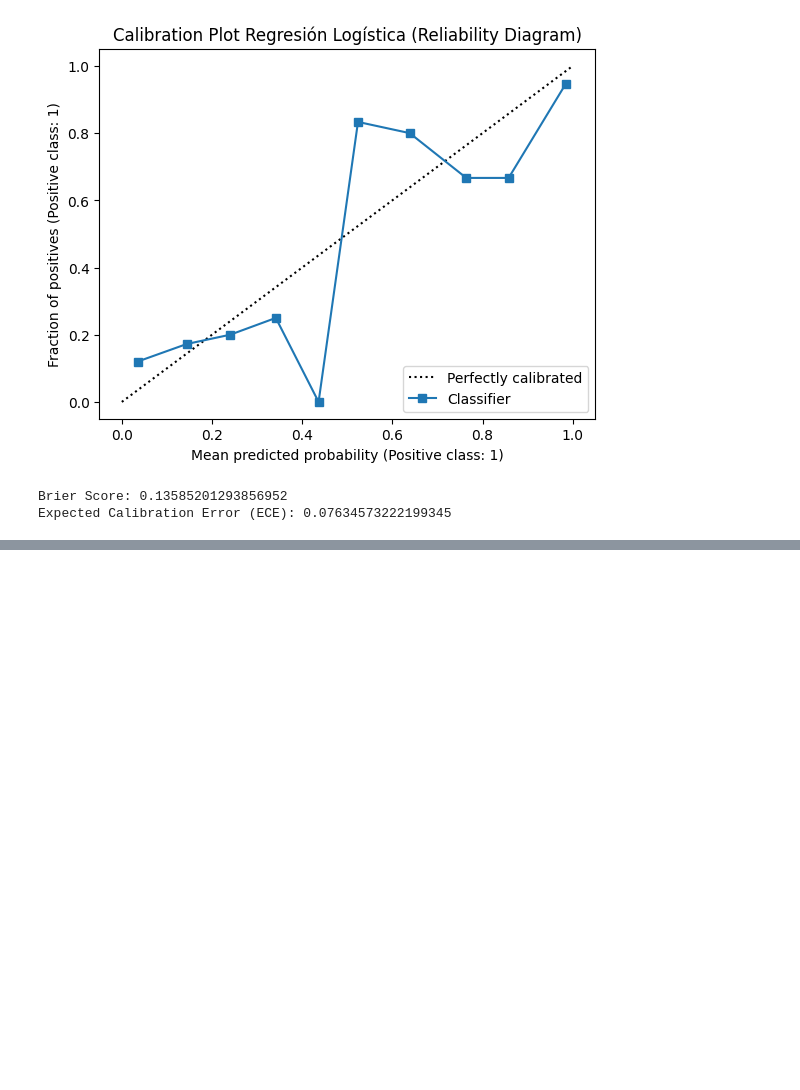
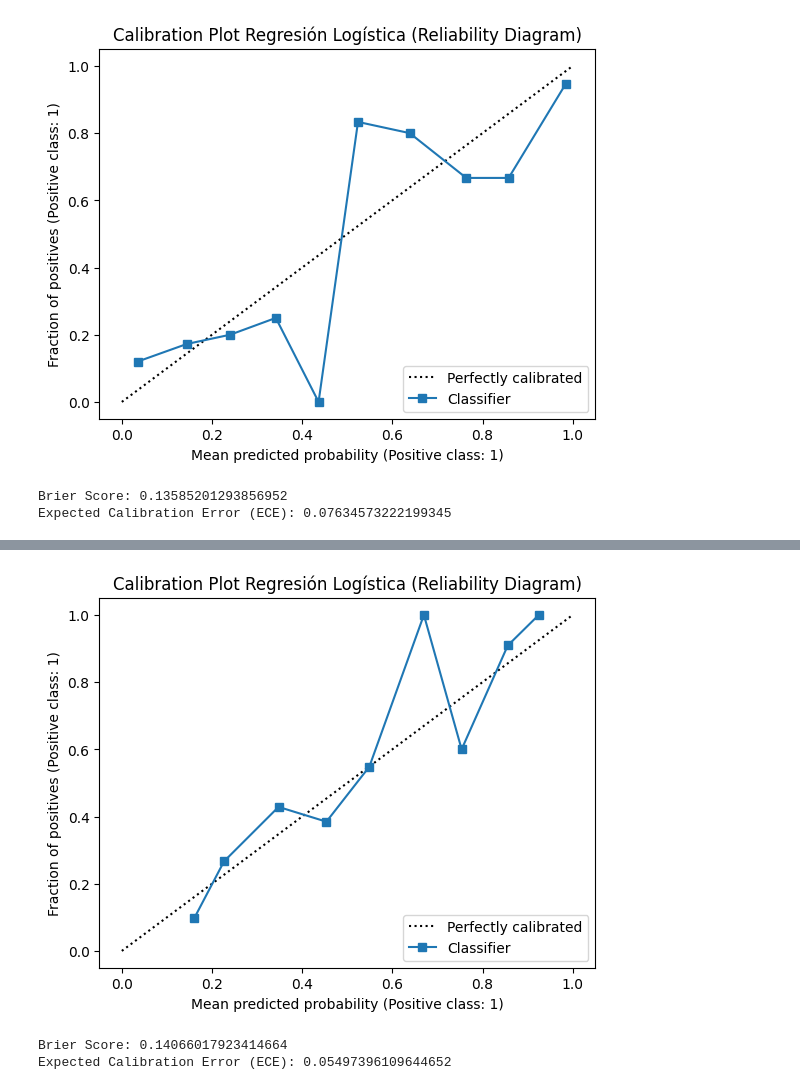
Before and after one commit to fernanda8371/titanic-ml-project, a Jupyter notebook: notebooks/03_Modeling.ipynb, the cells around one changed output, grey strips where cells are left out. Cells and saved outputs as stored; diff of their text form; code cells hidden in the pictures; blank space fills up the shorter version.

```diff
--- a/notebooks/03_Modeling.ipynb
+++ b/notebooks/03_Modeling.ipynb
@@ -958,0 +860,30 @@ MÉTRICAS DEL MODELO (Cross-Validation)
+# %%
+disp = CalibrationDisplay.from_predictions(
+    Y_test, y_proba, n_bins=10, strategy="uniform")
+plt.title("Calibration Plot Regresión Logística (Reliability Diagram)")
+plt.show()
+
+from sklearn.metrics import brier_score_loss
+
+brier = brier_score_loss(Y_test, y_proba)
+print("Brier Score:", brier)
+
+def expected_calibration_error(y_true, y_prob, n_bins=10):
+    bins = np.linspace(0, 1, n_bins+1)
+    binids = np.digitize(y_prob, bins) - 1
+
+    ece = 0.0
+    for i in range(n_bins):
+        mask = binids == i
+        if np.any(mask):
+            avg_conf = y_prob[mask].mean()
+            avg_acc  = y_true[mask].mean()
+            ece += np.abs(avg_conf - avg_acc) * len(y_prob[mask]) / len(y_prob)
+    return ece
+
+ece = expected_calibration_error(Y_test.values, y_proba, n_bins=10)
+print("Expected Calibration Error (ECE):", ece)
+# %% [output]
+[figure, added]
+Brier Score: 0.14066017923414664
+Expected Calibration Error (ECE): 0.05497396109644652
```
Also changed, not shown: parts of 27 cells of this notebook.
